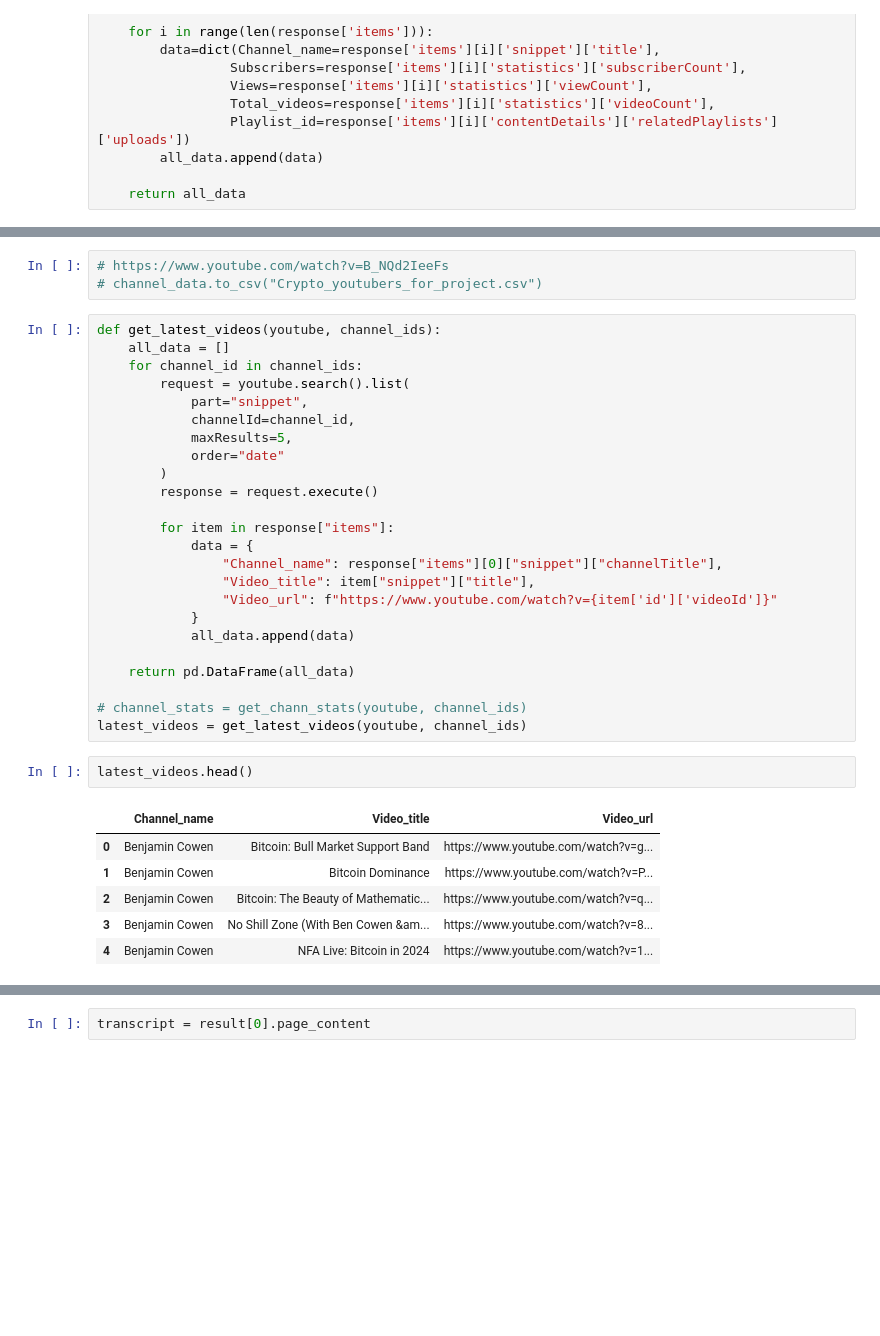
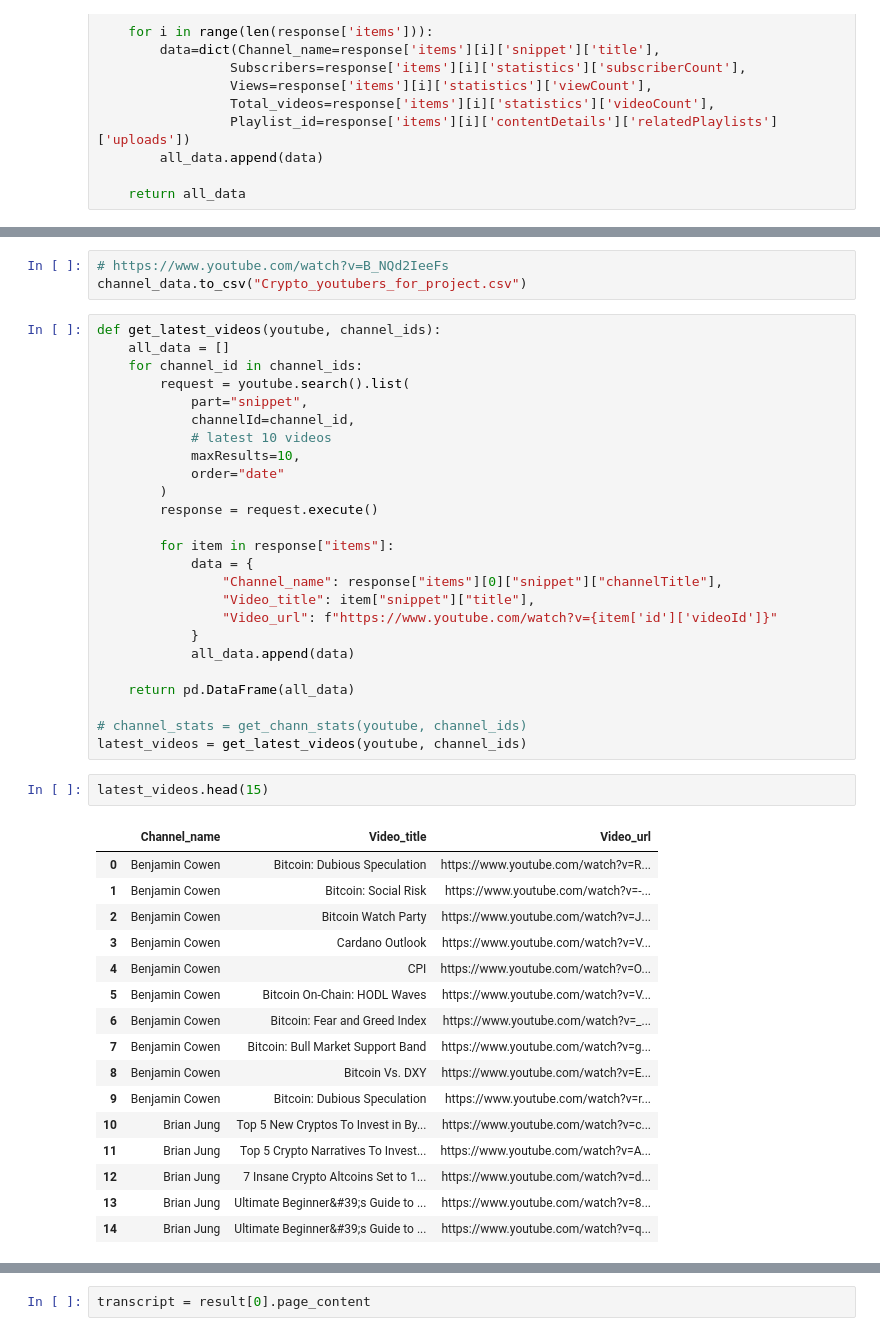
Before and after one commit to BilalNaseem1/rag_project, a Jupyter notebook: data/youtube/videos_list.ipynb, the cells around one changed output, grey strips where cells are left out. Drawn from its saved outputs; the diff is of its cells as text; blank space fills up the shorter version.

```diff
--- a/data/youtube/videos_list.ipynb
+++ b/data/youtube/videos_list.ipynb
@@ -125,6 +125,6 @@ channel_data
 # %%
 # https://www.youtube.com/watch?v=B_NQd2IeeFs
-# channel_data.to_csv("Crypto_youtubers_for_project.csv")
+channel_data.to_csv("Crypto_youtubers_for_project.csv")
 # %%
 def get_latest_videos(youtube, channel_ids):
     all_data = []
@@ -132,7 +132,8 @@ def get_latest_videos(youtube, channel_ids):
         request = youtube.search().list(
             part="snippet",
             channelId=channel_id,
-            maxResults=5,
+            # latest 10 videos
+            maxResults=10,
             order="date"
         )
         response = request.execute()
@@ -150,12 +151,22 @@ def get_latest_videos(youtube, channel_ids):
 # channel_stats = get_chann_stats(youtube, channel_ids)
 latest_videos = get_latest_videos(youtube, channel_ids)
 # %%
-latest_videos.head()
+latest_videos.head(15)
 # %% [output]
 |  | Channel_name | Video_title | Video_url |
-| 0 | Benjamin Cowen | Bitcoin: Bull Market Support Band | https://www.youtube.com/watch?v=g... |
-| 1 | Benjamin Cowen | Bitcoin Dominance | https://www.youtube.com/watch?v=P... |
-| 2 | Benjamin Cowen | Bitcoin: The Beauty of Mathematic... | https://www.youtube.com/watch?v=q... |
-| 3 | Benjamin Cowen | No Shill Zone (With Ben Cowen &am... | https://www.youtube.com/watch?v=8... |
-| 4 | Benjamin Cowen | NFA Live: Bitcoin in 2024 | https://www.youtube.com/watch?v=1... |
+| 0 | Benjamin Cowen | Bitcoin: Dubious Speculation | https://www.youtube.com/watch?v=R... |
+| 1 | Benjamin Cowen | Bitcoin: Social Risk | https://www.youtube.com/watch?v=-... |
+| 2 | Benjamin Cowen | Bitcoin Watch Party | https://www.youtube.com/watch?v=J... |
+| 3 | Benjamin Cowen | Cardano Outlook | https://www.youtube.com/watch?v=V... |
+| 4 | Benjamin Cowen | CPI | https://www.youtube.com/watch?v=O... |
+| 5 | Benjamin Cowen | Bitcoin On-Chain: HODL Waves | https://www.youtube.com/watch?v=V... |
+| 6 | Benjamin Cowen | Bitcoin: Fear and Greed Index | https://www.youtube.com/watch?v=_... |
+| 7 | Benjamin Cowen | Bitcoin: Bull Market Support Band | https://www.youtube.com/watch?v=g... |
+| 8 | Benjamin Cowen | Bitcoin Vs. DXY | https://www.youtube.com/watch?v=E... |
+| 9 | Benjamin Cowen | Bitcoin: Dubious Speculation | https://www.youtube.com/watch?v=r... |
+| 10 | Brian Jung | Top 5 New Cryptos To Invest in By... | https://www.youtube.com/watch?v=c... |
+| 11 | Brian Jung | Top 5 Crypto Narratives To Invest... | https://www.youtube.com/watch?v=A... |
+| 12 | Brian Jung | 7 Insane Crypto Altcoins Set to 1... | https://www.youtube.com/watch?v=d... |
+| 13 | Brian Jung | Ultimate Beginner&#39;s Guide to ... | https://www.youtube.com/watch?v=8... |
+| 14 | Brian Jung | Ultimate Beginner&#39;s Guide to ... | https://www.youtube.com/watch?v=q... |
 # %%
```
Also changed, not shown: parts of 33 cells of this notebook, 11 other files.
